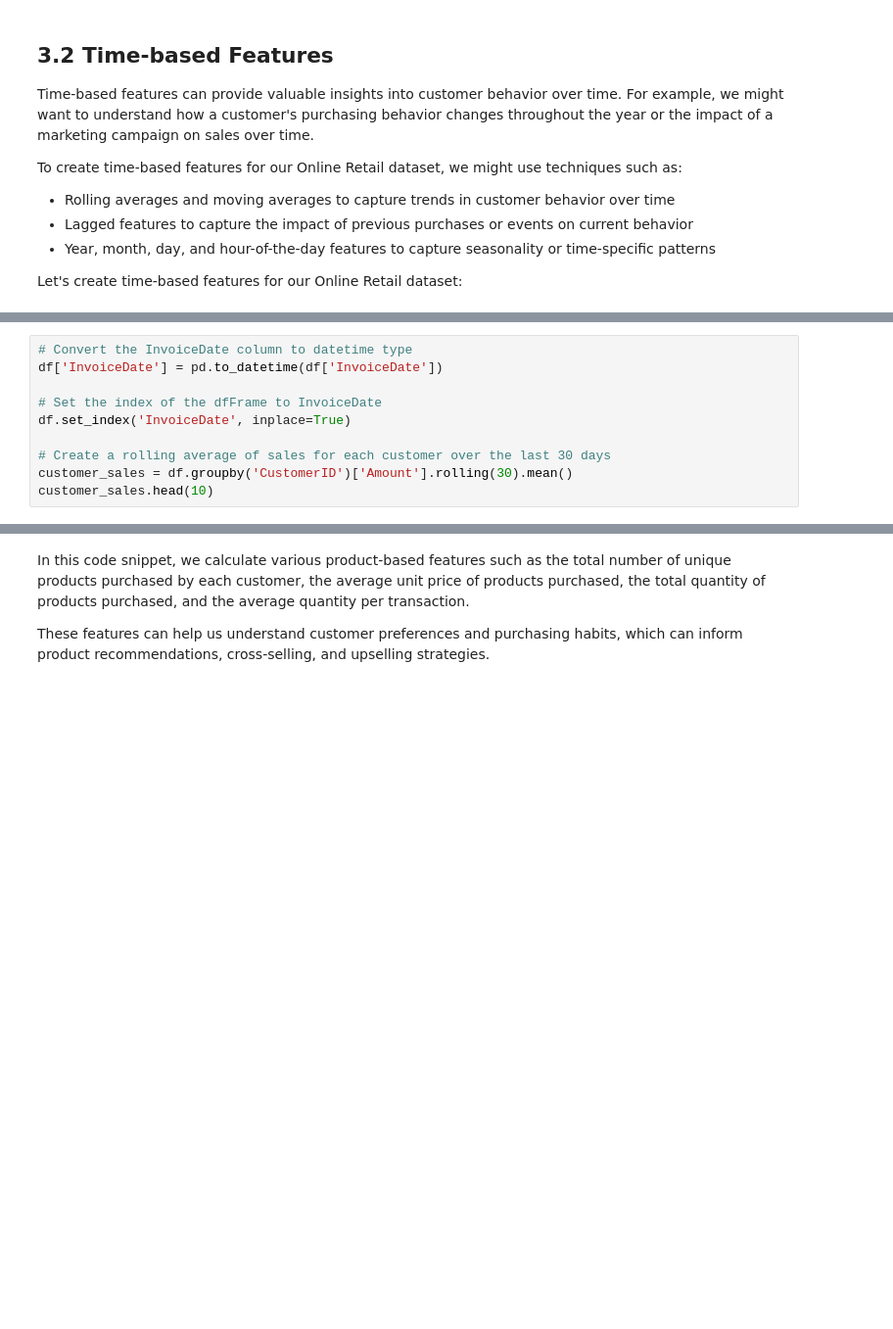
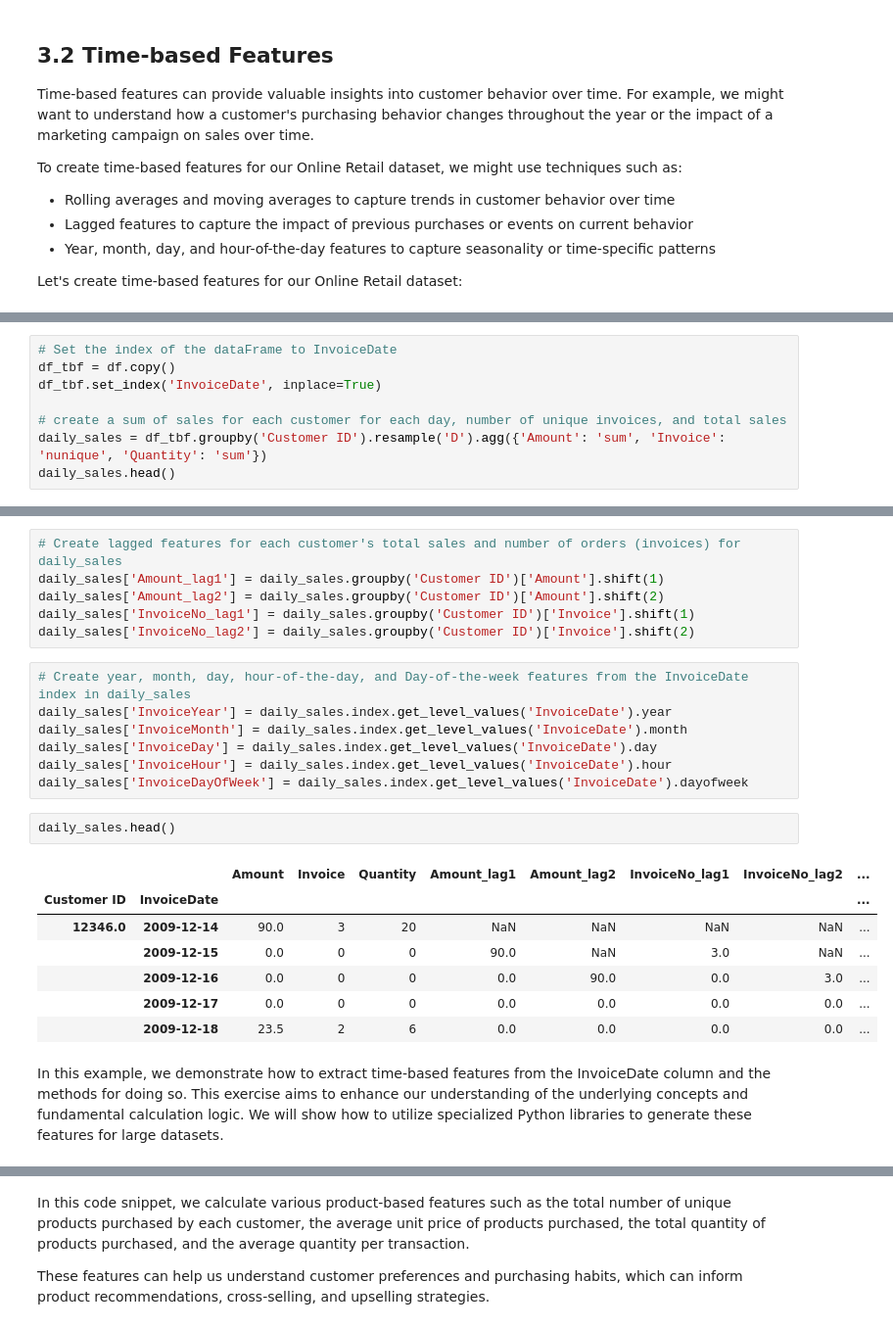
Before and after one commit to phillip1029/marketing-analytics-with-python, a Jupyter notebook: chapter_3.ipynb, the cells around one changed output, grey strips where cells are left out. Shown at 98% size. Drawn from its saved outputs; the diff is of its cells as text; blank space fills up the shorter version.

```diff
--- a/chapter_3.ipynb
+++ b/chapter_3.ipynb
@@ -107,10 +108,0 @@ df['CustomerLifetime'] = (last_purchase - first_purchase).dt.days
-# %%
-# Convert the InvoiceDate column to datetime type
-df['InvoiceDate'] = pd.to_datetime(df['InvoiceDate'])
-
-# Set the index of the dfFrame to InvoiceDate
-df.set_index('InvoiceDate', inplace=True)
-
-# Create a rolling average of sales for each customer over the last 30 days
-customer_sales = df.groupby('CustomerID')['Amount'].rolling(30).mean()
-customer_sales.head(10)
@@ -131,0 +127,8 @@ Holiday Features
+# %%
+# Set the index of the dataFrame to InvoiceDate
+df_tbf = df.copy()
+df_tbf.set_index('InvoiceDate', inplace=True)
+
+# create a sum of sales for each customer for each day, number of unique invoices, and total sales
+daily_sales = df_tbf.groupby('Customer ID').resample('D').agg({'Amount': 'sum', 'Invoice': 'nunique', 'Quantity': 'sum'})
+daily_sales.head()
@@ -131,0 +157,25 @@ Holiday Features
+# %%
+# Create lagged features for each customer's total sales and number of orders (invoices) for daily_sales
+daily_sales['Amount_lag1'] = daily_sales.groupby('Customer ID')['Amount'].shift(1)
+daily_sales['Amount_lag2'] = daily_sales.groupby('Customer ID')['Amount'].shift(2)
+daily_sales['InvoiceNo_lag1'] = daily_sales.groupby('Customer ID')['Invoice'].shift(1)
+daily_sales['InvoiceNo_lag2'] = daily_sales.groupby('Customer ID')['Invoice'].shift(2)
+# %%
+# Create year, month, day, hour-of-the-day, and Day-of-the-week features from the InvoiceDate index in daily_sales
+daily_sales['InvoiceYear'] = daily_sales.index.get_level_values('InvoiceDate').year
+daily_sales['InvoiceMonth'] = daily_sales.index.get_level_values('InvoiceDate').month
+daily_sales['InvoiceDay'] = daily_sales.index.get_level_values('InvoiceDate').day
+daily_sales['InvoiceHour'] = daily_sales.index.get_level_values('InvoiceDate').hour
+daily_sales['InvoiceDayOfWeek'] = daily_sales.index.get_level_values('InvoiceDate').dayofweek
+# %%
+daily_sales.head()
+# %% [output]
+|  |  | Amount | Invoice | Quantity | Amount_lag1 | Amount_lag2 | InvoiceNo_lag1 | InvoiceNo_lag2 | ... |
+| Customer ID | InvoiceDate |  |  |  |  |  |  |  | ... |
+| 12346.0 | 2009-12-14 | 90.0 | 3 | 20 | NaN | NaN | NaN | NaN | ... |
+|  | 2009-12-15 | 0.0 | 0 | 0 | 90.0 | NaN | 3.0 | NaN | ... |
+|  | 2009-12-16 | 0.0 | 0 | 0 | 0.0 | 90.0 | 0.0 | 3.0 | ... |
+|  | 2009-12-17 | 0.0 | 0 | 0 | 0.0 | 0.0 | 0.0 | 0.0 | ... |
+|  | 2009-12-18 | 23.5 | 2 | 6 | 0.0 | 0.0 | 0.0 | 0.0 | ... |
+# %% [markdown]
+In this example, we demonstrate how to extract time-based features from the InvoiceDate column and the methods for doing so. This exercise aims to enhance our understanding of the underlying concepts and fundamental calculation logic. We will show how to utilize specialized Python libraries to generate these features for large datasets.
```
Also changed, not shown: parts of 37 cells of this notebook, 1 other file.
